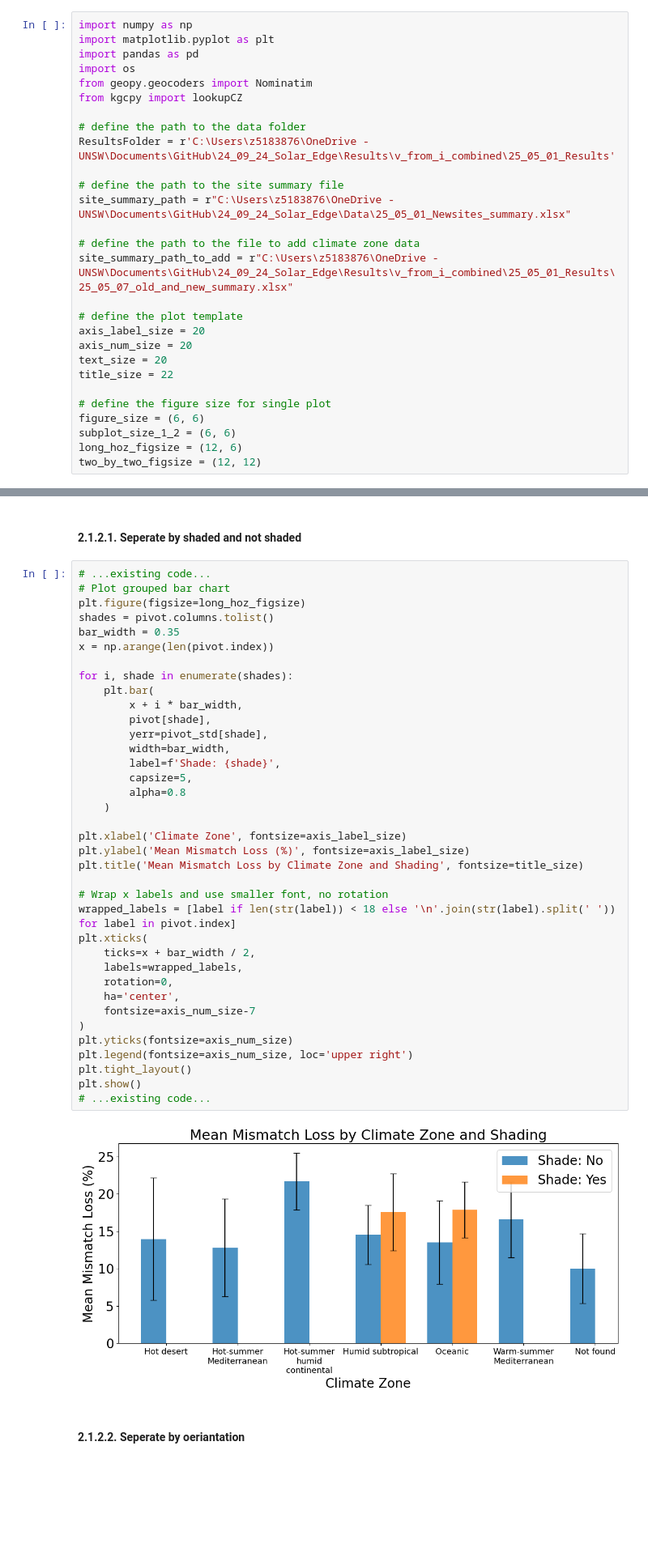
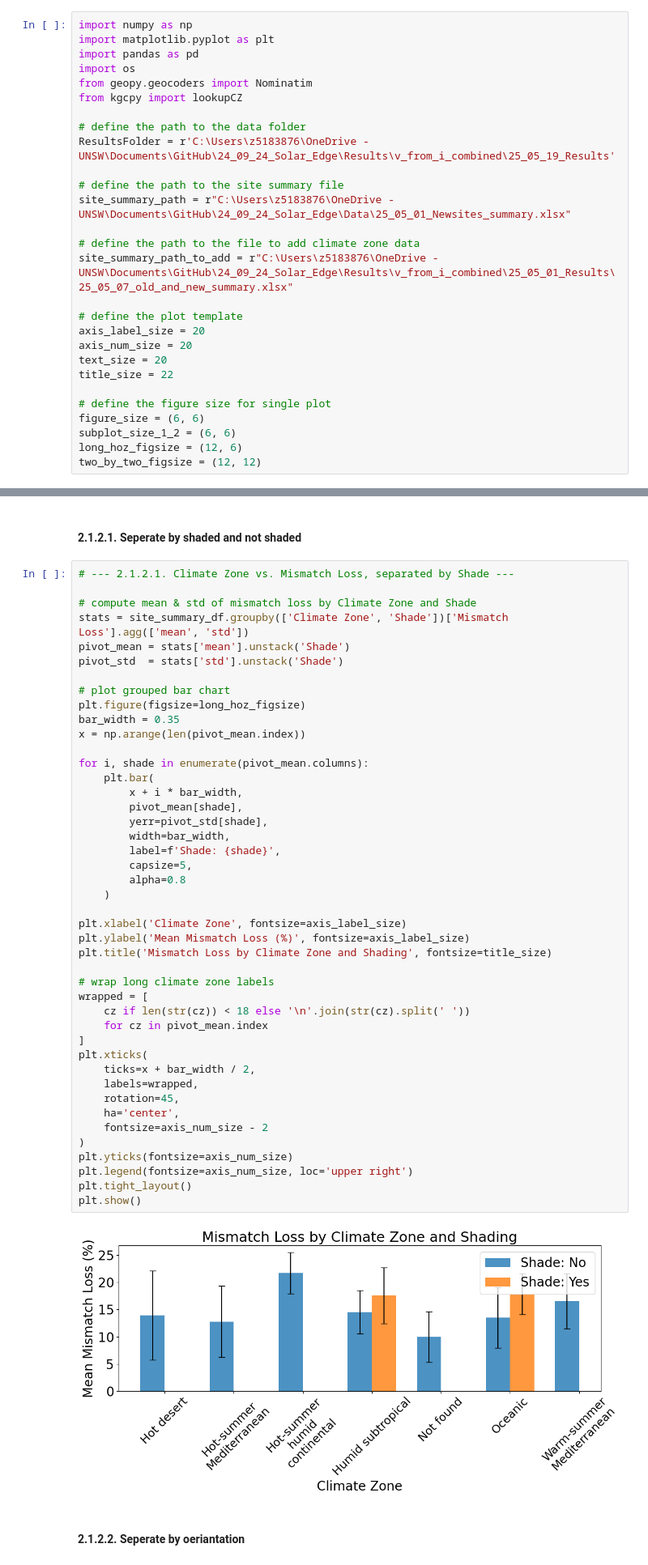
Before and after one commit to sijinwnag/24_09_24_Solar_Edge, a Jupyter notebook: Code/25_05_01_Mismatch_results_analyser.ipynb, the cells around one changed output, grey strips where cells are left out. Shown at 81% size. Saved outputs shown, nothing was run; the diff lists cells and outputs as text; blank space fills up the shorter version.

```diff
--- a/Code/25_05_01_Mismatch_results_analyser.ipynb
+++ b/Code/25_05_01_Mismatch_results_analyser.ipynb
@@ -9,7 +9,7 @@ from geopy.geocoders import Nominatim
 from kgcpy import lookupCZ
 
 # define the path to the data folder
-ResultsFolder = r'C:\Users\z5183876\OneDrive - UNSW\Documents\GitHub\24_09_24_Solar_Edge\Results\v_from_i_combined\25_05_01_Results'
+ResultsFolder = r'C:\Users\z5183876\OneDrive - UNSW\Documents\GitHub\24_09_24_Solar_Edge\Results\v_from_i_combined\25_05_19_Results'
 
 # define the path to the site summary file
 site_summary_path = r"C:\Users\z5183876\OneDrive - UNSW\Documents\GitHub\24_09_24_Solar_Edge\Data\25_05_01_Newsites_summary.xlsx"
@@ -306,44 +304,51 @@ site_summary_df.to_excel(os.path.join(ResultsFolder, 'new_and_old_with_climate_z
 # %% [markdown]
 #### 2.1.2.1. Seperate by shaded and not shaded
 # %%
-# ...existing code...
-# Plot grouped bar chart
+# --- 2.1.2.1. Climate Zone vs. Mismatch Loss, separated by Shade ---
+
+# compute mean & std of mismatch loss by Climate Zone and Shade
+stats = site_summary_df.groupby(['Climate Zone', 'Shade'])['Mismatch Loss'].agg(['mean', 'std'])
+pivot_mean = stats['mean'].unstack('Shade')
+pivot_std  = stats['std'].unstack('Shade')
+
+# plot grouped bar chart
 plt.figure(figsize=long_hoz_figsize)
-shades = pivot.columns.tolist()
 bar_width = 0.35
-x = np.arange(len(pivot.index))
+x = np.arange(len(pivot_mean.index))
 
-for i, shade in enumerate(shades):
+for i, shade in enumerate(pivot_mean.columns):
     plt.bar(
         x + i * bar_width,
-        pivot[shade],
+        pivot_mean[shade],
         yerr=pivot_std[shade],
         width=bar_width,
         label=f'Shade: {shade}',
         capsize=5,
         alpha=0.8
     )
 
 plt.xlabel('Climate Zone', fontsize=axis_label_size)
 plt.ylabel('Mean Mismatch Loss (%)', fontsize=axis_label_size)
-plt.title('Mean Mismatch Loss by Climate Zone and Shading', fontsize=title_size)
+plt.title('Mismatch Loss by Climate Zone and Shading', fontsize=title_size)
 
-# Wrap x labels and use smaller font, no rotation
-wrapped_labels = [label if len(str(label)) < 18 else '\n'.join(str(label).split(' ')) for label in pivot.index]
+# wrap long climate zone labels
+wrapped = [
+    cz if len(str(cz)) < 18 else '\n'.join(str(cz).split(' '))
+    for cz in pivot_mean.index
+]
 plt.xticks(
     ticks=x + bar_width / 2,
-    labels=wrapped_labels,
-    rotation=0,
+    labels=wrapped,
+    rotation=45,
     ha='center',
-    fontsize=axis_num_size-7
+    fontsize=axis_num_size - 2
 )
 plt.yticks(fontsize=axis_num_size)
 plt.legend(fontsize=axis_num_size, loc='upper right')
 plt.tight_layout()
 plt.show()
-# ...existing code...
 # %% [output]
-[figure, old version]
+[figure, new version]
 # %% [markdown]
 #### 2.1.2.2. Seperate by oeriantation
 # %%
```
Also changed, not shown: parts of 18 cells of this notebook, 1 other file.
